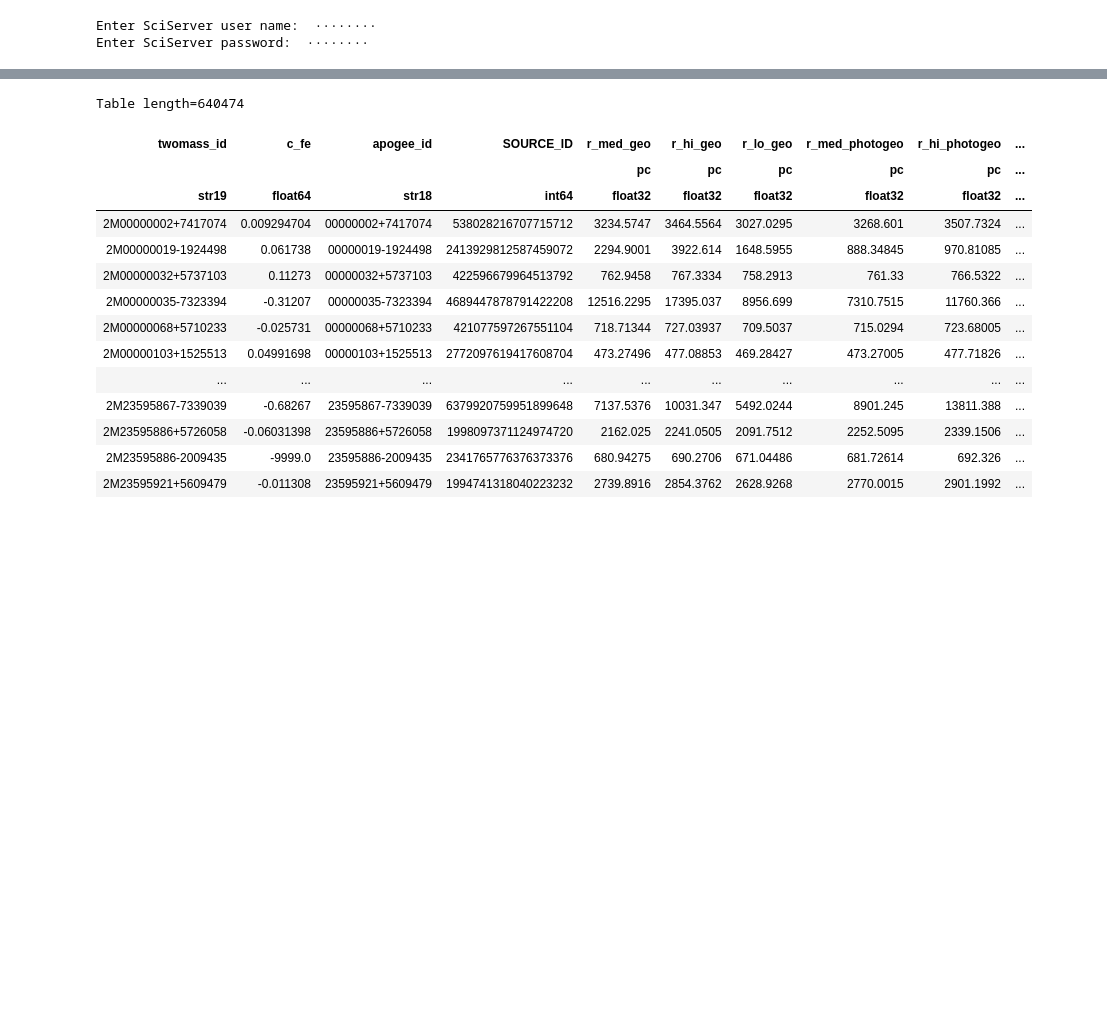
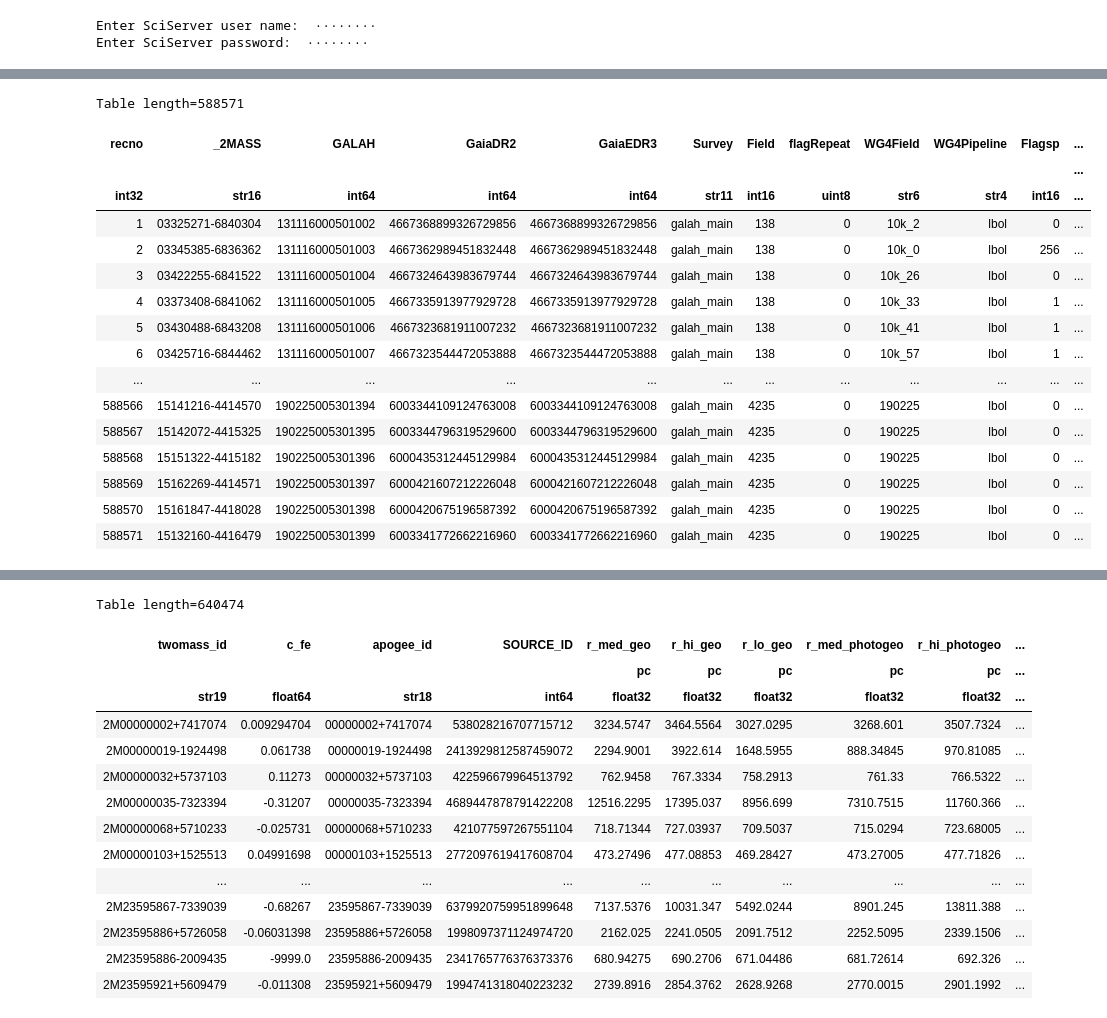
Before and after one commit to brianpatrick/os_gaia_module, a Jupyter notebook: src/chemistry/chemistry.ipynb, the cells around one changed output, grey strips where cells are left out. Drawn from its saved outputs; the diff is of its cells as text; code cells hidden in the pictures; blank space fills up the shorter version.

```diff
--- a/src/chemistry/chemistry.ipynb
+++ b/src/chemistry/chemistry.ipynb
@@ -120,0 +125,23 @@ Table length=733901
+# %%
+#retrieve the GALAH DR3 dataset from Vizier
+#reading in the catalogue
+catalog = Vizier(catalog='J/MNRAS/506/150/stars', columns=['**'], row_limit=-1).query_constraints()
+catalog[0]
+# %% [output]
+Table length=588571
+| recno | _2MASS | GALAH | GaiaDR2 | GaiaEDR3 | Survey | Field | flagRepeat | WG4Field | WG4Pipeline | Flagsp | ... |
+|  |  |  |  |  |  |  |  |  |  |  | ... |
+| int32 | str16 | int64 | int64 | int64 | str11 | int16 | uint8 | str6 | str4 | int16 | ... |
+| 1 | 03325271-6840304 | 131116000501002 | 4667368899326729856 | 4667368899326729856 | galah_main | 138 | 0 | 10k_2 | lbol | 0 | ... |
+| 2 | 03345385-6836362 | 131116000501003 | 4667362989451832448 | 4667362989451832448 | galah_main | 138 | 0 | 10k_0 | lbol | 256 | ... |
+| 3 | 03422255-6841522 | 131116000501004 | 4667324643983679744 | 4667324643983679744 | galah_main | 138 | 0 | 10k_26 | lbol | 0 | ... |
+| 4 | 03373408-6841062 | 131116000501005 | 4667335913977929728 | 4667335913977929728 | galah_main | 138 | 0 | 10k_33 | lbol | 1 | ... |
+| 5 | 03430488-6843208 | 131116000501006 | 4667323681911007232 | 4667323681911007232 | galah_main | 138 | 0 | 10k_41 | lbol | 1 | ... |
+| 6 | 03425716-6844462 | 131116000501007 | 4667323544472053888 | 4667323544472053888 | galah_main | 138 | 0 | 10k_57 | lbol | 1 | ... |
+| ... | ... | ... | ... | ... | ... | ... | ... | ... | ... | ... | ... |
+| 588566 | 15141216-4414570 | 190225005301394 | 6003344109124763008 | 6003344109124763008 | galah_main | 4235 | 0 | 190225 | lbol | 0 | ... |
+| 588567 | 15142072-4415325 | 190225005301395 | 6003344796319529600 | 6003344796319529600 | galah_main | 4235 | 0 | 190225 | lbol | 0 | ... |
+| 588568 | 15151322-4415182 | 190225005301396 | 6000435312445129984 | 6000435312445129984 | galah_main | 4235 | 0 | 190225 | lbol | 0 | ... |
+| 588569 | 15162269-4414571 | 190225005301397 | 6000421607212226048 | 6000421607212226048 | galah_main | 4235 | 0 | 190225 | lbol | 0 | ... |
+| 588570 | 15161847-4418028 | 190225005301398 | 6000420675196587392 | 6000420675196587392 | galah_main | 4235 | 0 | 190225 | lbol | 0 | ... |
+| 588571 | 15132160-4416479 | 190225005301399 | 6003341772662216960 | 6003341772662216960 | galah_main | 4235 | 0 | 190225 | lbol | 0 | ... |
```
Also changed, not shown: parts of 11 cells of this notebook, 1 other file.
